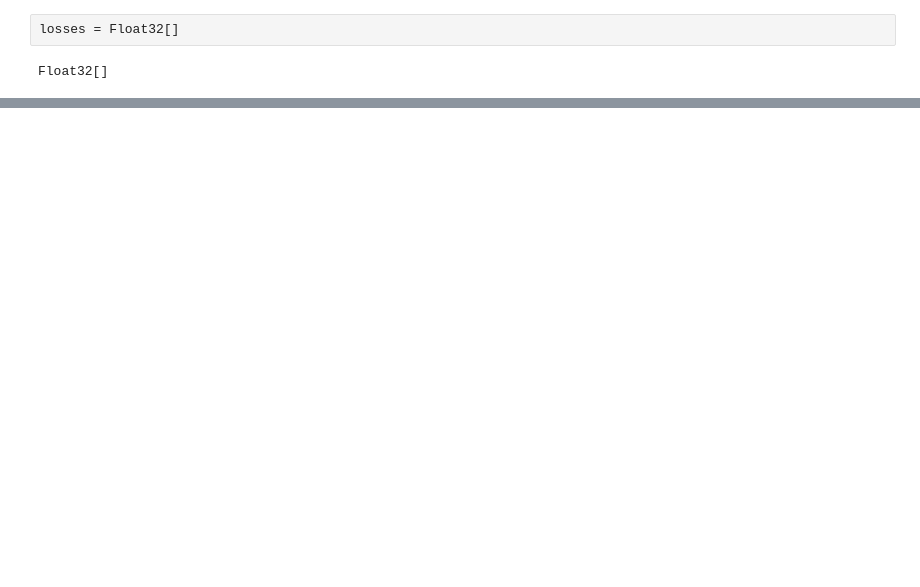
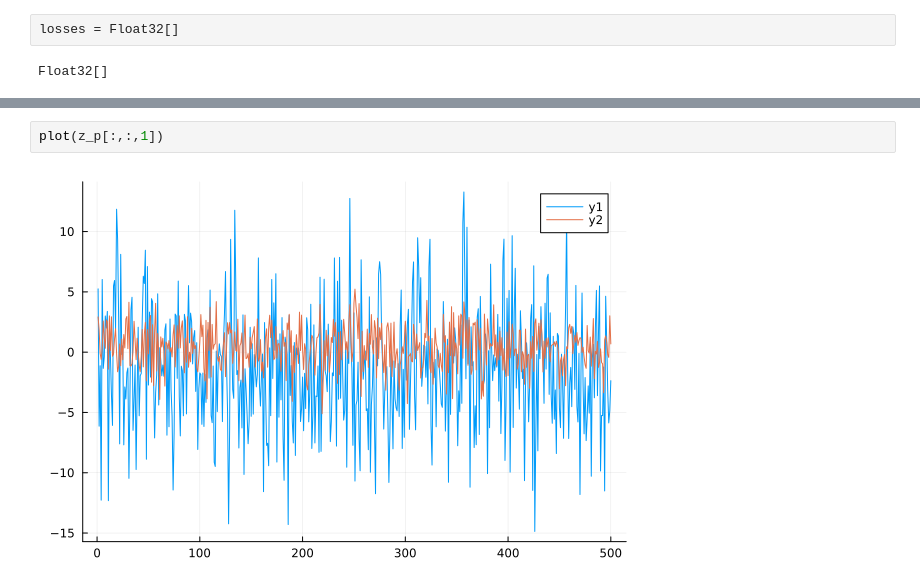
Before and after one commit to briandepasquale/FNO, a Jupyter notebook: test.ipynb, the cells around one changed output, grey strips where cells are left out. Drawn from its saved outputs; the diff is of its cells as text; blank space fills up the shorter version.

```diff
--- a/test.ipynb
+++ b/test.ipynb
@@ -228,0 +338,4 @@ plot!(x_smooth[1,:,1])
+# %%
+plot(z_p[:,:,1])
+# %% [output]
+[figure, added]
```
Also changed, not shown: parts of 32 cells of this notebook.
